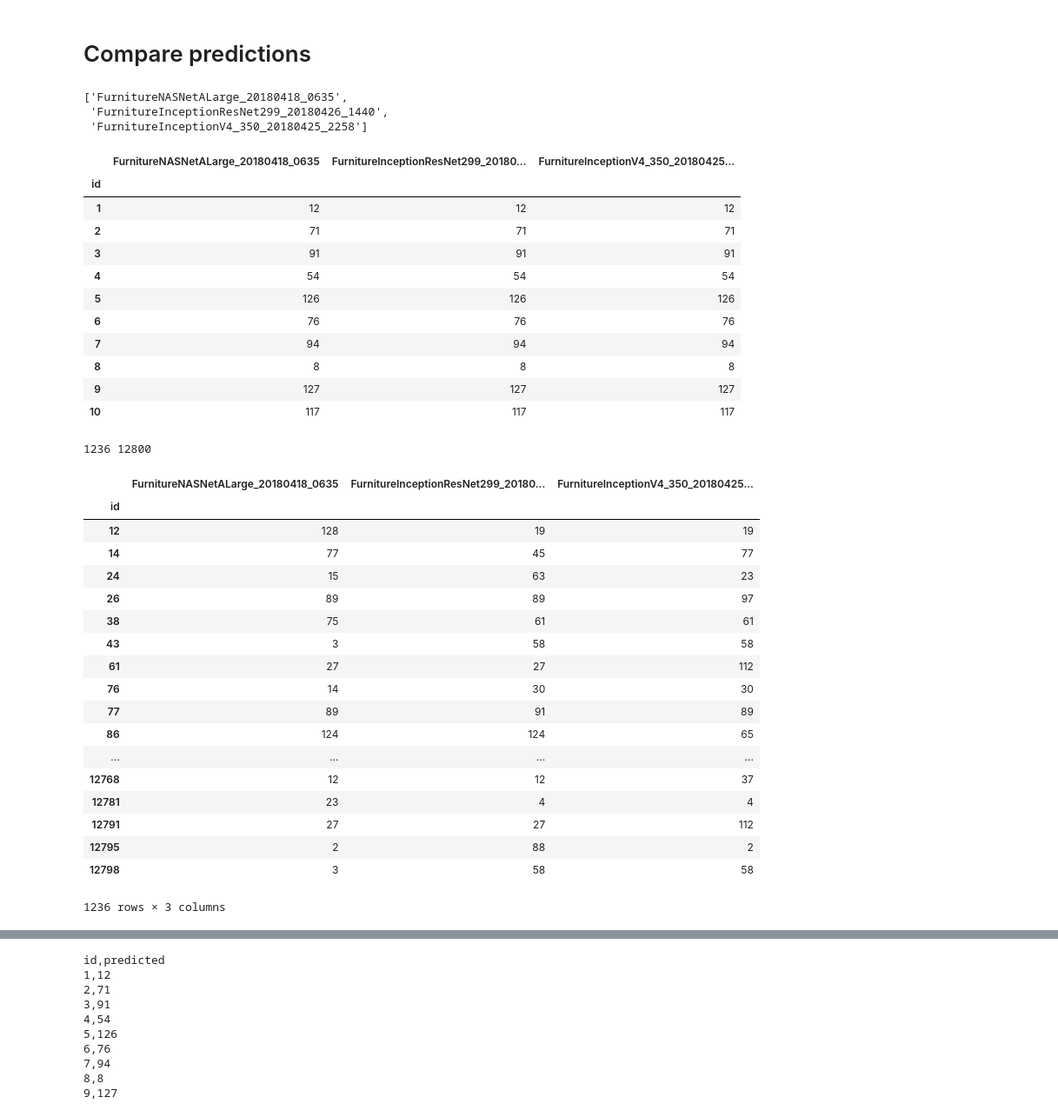
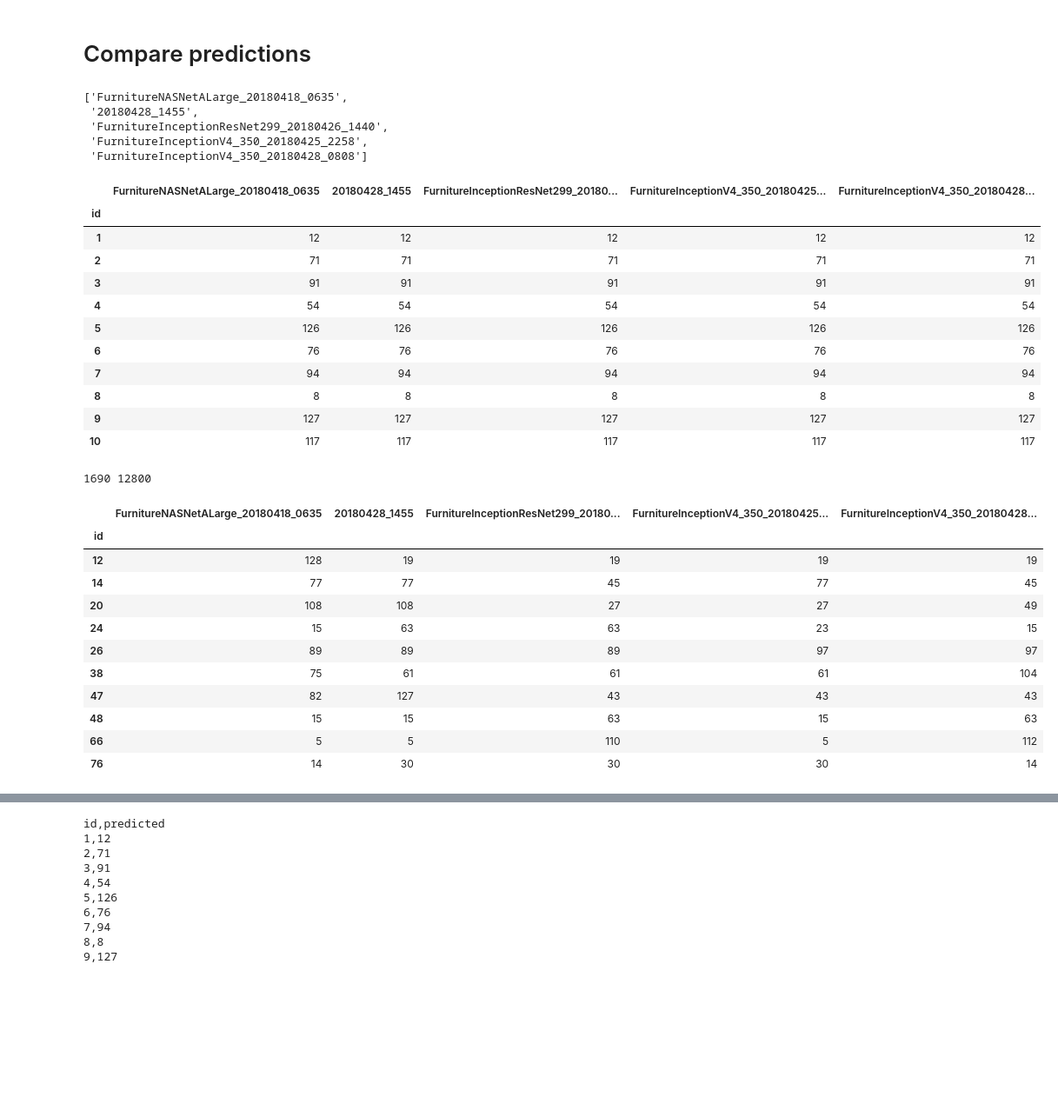
Before and after one commit to vfdev-5/ignite-examples, a Jupyter notebook: classification/imaterialist_challenge_furniture_2018/notebooks/compare_predictions.ipynb, the cells around one changed output, grey strips where cells are left out. Shown at 87% size. Cells and saved outputs as stored; diff of their text form; code cells hidden in the pictures; blank space fills up the shorter version.

```diff
--- a/classification/imaterialist_challenge_furniture_2018/notebooks/compare_predictions.ipynb
+++ b/classification/imaterialist_challenge_furniture_2018/notebooks/compare_predictions.ipynb
@@ -10,67 +10,61 @@ OUTPUT_PATH = Path(".").absolute().parent / "output"
 # !head -50 ../output/inference_FurnitureInceptionV4_350_20180425_2258/predict.log
 # %%
 prediction_files = [
-#     OUTPUT_PATH / "inference_FurnitureVGG16BN_20180412_0719" / "predictions.csv",
     OUTPUT_PATH / "inference_FurnitureNASNetALarge_20180418_0635" / "predictions.csv",
-#     OUTPUT_PATH / "inference_FurnitureSqueezeNet350_20180415_1430" / "predictions.csv",
-#     OUTPUT_PATH / "inference_FurnitureInceptionV4_350_20180419_0623" / "predictions.csv",
+    OUTPUT_PATH / "test_nasnetalarge_350_resized_crop" / "20180428_1455" / "predictions.csv",
     OUTPUT_PATH / "inference_FurnitureInceptionResNet299_20180426_1440" / "predictions.csv",
     OUTPUT_PATH / "inference_FurnitureInceptionV4_350_20180425_2258" / "predictions.csv",
+    OUTPUT_PATH / "inference_FurnitureInceptionV4_350_20180428_0808" / "predictions.csv",
 ]
 # %%
 names = [f.parent.name.replace("inference_", "") for f in prediction_files]
 names
 # %% [output]
 ['FurnitureNASNetALarge_20180418_0635',
+ '20180428_1455',
  'FurnitureInceptionResNet299_20180426_1440',
- 'FurnitureInceptionV4_350_20180425_2258']
+ 'FurnitureInceptionV4_350_20180425_2258',
+ 'FurnitureInceptionV4_350_20180428_0808']
 # %%
 dfs = [pd.read_csv(f, index_col='id') for f in prediction_files]
 
-merged_df = pd.concat([df for df in dfs], axis=1, names=['a', 'b', 'c', 'd'])
+merged_df = pd.concat([df for df in dfs], axis=1)
 merged_df.columns = names
 # %%
 merged_df.head(10)
 # %% [output]
-|  | FurnitureNASNetALarge_20180418_0635 | FurnitureInceptionResNet299_20180... | FurnitureInceptionV4_350_20180425... |
-| id |  |  |  |
-| 1 | 12 | 12 | 12 |
-| 2 | 71 | 71 | 71 |
-| 3 | 91 | 91 | 91 |
-| 4 | 54 | 54 | 54 |
-| 5 | 126 | 126 | 126 |
-| 6 | 76 | 76 | 76 |
-| 7 | 94 | 94 | 94 |
-| 8 | 8 | 8 | 8 |
-| 9 | 127 | 127 | 127 |
-| 10 | 117 | 117 | 117 |
+|  | FurnitureNASNetALarge_20180418_0635 | 20180428_1455 | FurnitureInceptionResNet299_20180... | FurnitureInceptionV4_350_20180425... | FurnitureInceptionV4_350_20180428... |
+| id |  |  |  |  |  |
+| 1 | 12 | 12 | 12 | 12 | 12 |
+| 2 | 71 | 71 | 71 | 71 | 71 |
+| 3 | 91 | 91 | 91 | 91 | 91 |
+| 4 | 54 | 54 | 54 | 54 | 54 |
+| 5 | 126 | 126 | 126 | 126 | 126 |
+| 6 | 76 | 76 | 76 | 76 | 76 |
+| 7 | 94 | 94 | 94 | 94 | 94 |
+| 8 | 8 | 8 | 8 | 8 | 8 |
+| 9 | 127 | 127 | 127 | 127 | 127 |
+| 10 | 117 | 117 | 117 | 117 | 117 |
 # %%
 disagreement_mask = merged_df.mean(axis=1).apply(lambda x: int(x) != x)
 print(disagreement_mask.sum(), disagreement_mask.shape[0])
 # %% [output]
-1236 12800
+1690 12800
 # %%
-merged_df[disagreement_mask]
+merged_df[disagreement_mask].head(10)
 # %% [output]
-|  | FurnitureNASNetALarge_20180418_0635 | FurnitureInceptionResNet299_20180... | FurnitureInceptionV4_350_20180425... |
-| id |  |  |  |
-| 12 | 128 | 19 | 19 |
-| 14 | 77 | 45 | 77 |
-| 24 | 15 | 63 | 23 |
-| 26 | 89 | 89 | 97 |
-| 38 | 75 | 61 | 61 |
-| 43 | 3 | 58 | 58 |
-| 61 | 27 | 27 | 112 |
-| 76 | 14 | 30 | 30 |
-| 77 | 89 | 91 | 89 |
-| 86 | 124 | 124 | 65 |
-| ... | ... | ... | ... |
-| 12768 | 12 | 12 | 37 |
-| 12781 | 23 | 4 | 4 |
-| 12791 | 27 | 27 | 112 |
-| 12795 | 2 | 88 | 2 |
-| 12798 | 3 | 58 | 58 |
+|  | FurnitureNASNetALarge_20180418_0635 | 20180428_1455 | FurnitureInceptionResNet299_20180... | FurnitureInceptionV4_350_20180425... | FurnitureInceptionV4_350_20180428... |
+| id |  |  |  |  |  |
+| 12 | 128 | 19 | 19 | 19 | 19 |
+| 14 | 77 | 77 | 45 | 77 | 45 |
+| 20 | 108 | 108 | 27 | 27 | 49 |
+| 24 | 15 | 63 | 63 | 23 | 15 |
+| 26 | 89 | 89 | 89 | 97 | 97 |
+| 38 | 75 | 61 | 61 | 61 | 104 |
+| 47 | 82 | 127 | 43 | 43 | 43 |
+| 48 | 15 | 15 | 63 | 15 | 63 |
+| 66 | 5 | 5 | 110 | 5 | 112 |
+| 76 | 14 | 30 | 30 | 30 | 14 |
-1236 rows × 3 columns
 # %%
 def get_decision_fn(weights):
     def fn(row):
```
Also changed, not shown: parts of 43 cells of this notebook, 47 other files.
